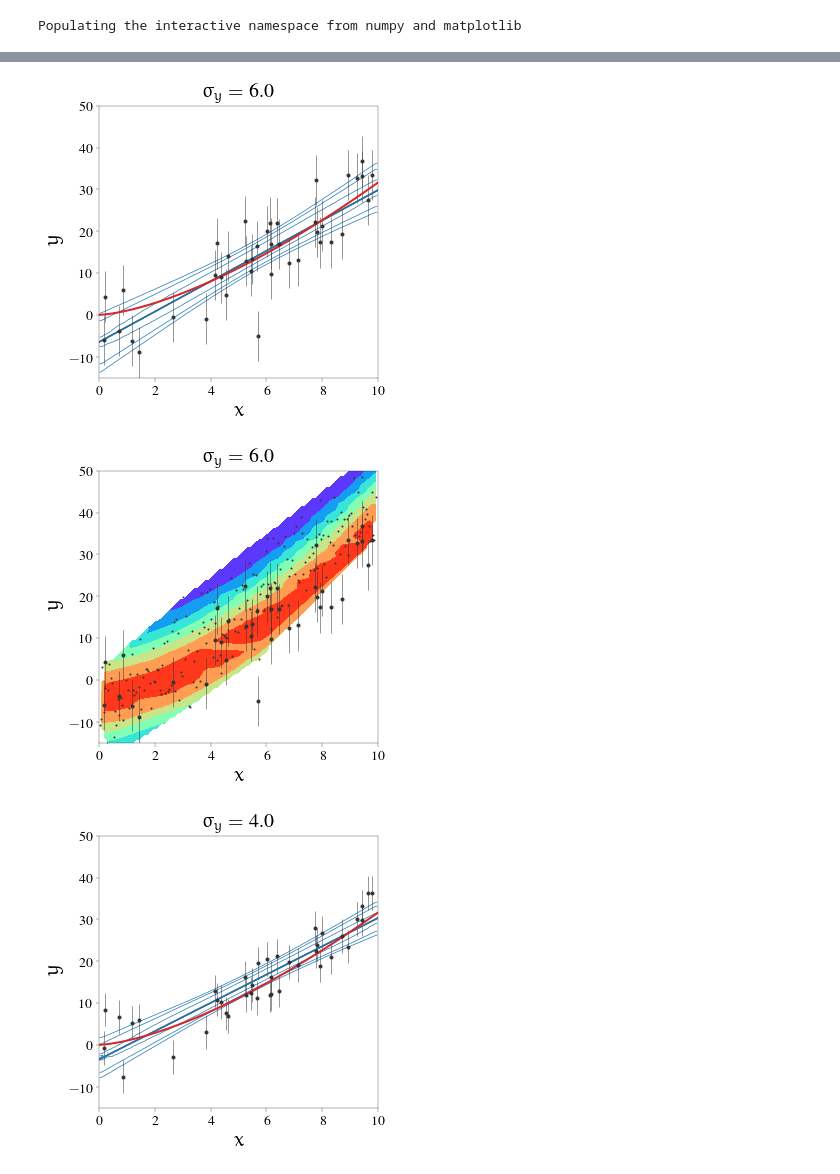
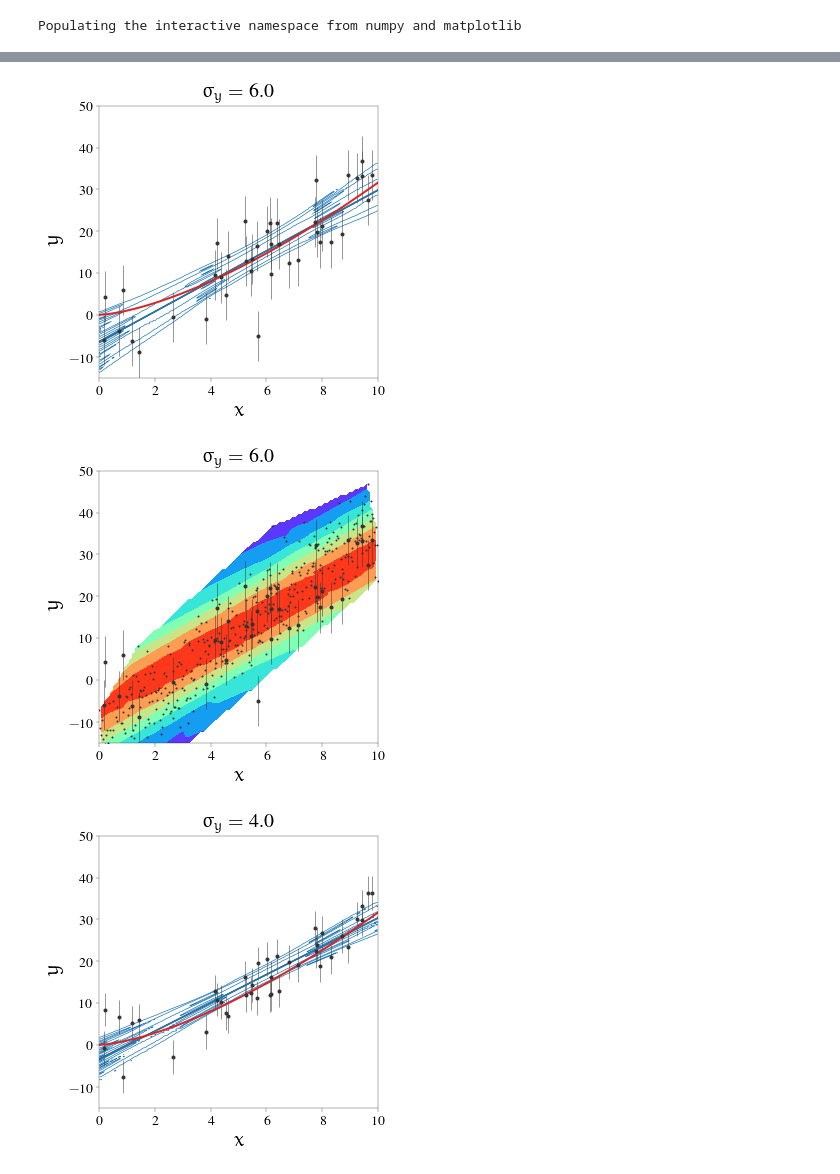
Before and after one commit to ajmejia/1st-phd-seminar, a Jupyter notebook: examples.ipynb, the cells around one changed output, grey strips where cells are left out. Saved outputs shown, nothing was run; the diff lists cells and outputs as text; code cells hidden in the pictures.

Commit message:
fixing model assessment (model sampling unstable)

```diff
--- a/examples.ipynb
+++ b/examples.ipynb
@@ -157,8 +154,8 @@ real_params = (1.5, 0.0)
 percentiles = [0.99, 0.95, 0.68]
 range_x = (0, 10)
 range_y = (-15, 50)
+range_pdf = (0.0, 1.2)
 range_m, range_b = (-50.0, +50.0), (-200.0, +200.0)
-range_pdf = (0.0, 1.2)
 N_obs, N_uni, N_par = 20, 400, 400
 shape = (N_uni, N_par, N_par)
 X = linspace(range_x[0], range_x[1], shape[0])
@@ -180,8 +177,8 @@ fig_pdf.subplots_adjust(wspace=0.2, hspace=0.5)
 
 axs[0,0].set_ylabel(r"$\text{FDD}/\text{FDD}_\text{max}$")
 axs[1,0].set_ylabel(r"$\text{FDD}/\text{FDD}_\text{max}$")
-axs[0,0].set_xlim(*(-20,+20))
-axs[1,0].set_xlim(*(-100,+100))
+axs[0,0].set_xlim(*asarray(range_m)*0.5)
+axs[1,0].set_xlim(*asarray(range_b)*0.5)
 axs[0,0].set_ylim(*range_pdf)
 
 x_idx = digitize(x_obs, linspace(x_obs.min(),x_obs.max(),axs.shape[1]+1), right=True)
@@ -308,8 +305,8 @@ if save_pars: fig_par.savefig("img/pars-{}".format(join(names[mask_names], "-")
 # ======================================== DATA SIMULATION =============================================================
 range_x = (0, 10)
 range_y = (-15, 50)
+range_pdf = (0.0, 1.2)
 range_m, range_b = (-50.0, +50.0), (-200.0, +200.0)
-range_pdf = (0.0, 1.2)
 N_obs, N_uni, N_par = 40, 400, 400
 shape = (N_uni, N_par, N_par)
 X = linspace(range_x[0], range_x[1], shape[0])
@@ -321,7 +318,6 @@ percentiles = [0.99, 0.95, 0.68]
 real_params = (1.5, 0.0)
 sk, mu, sigma_max = 0.0, 0.0, 10.0
 inf_pars = dict(mu_m=10.0, sigma_m=5.0, mu_b=+50.0, sigma_b=20.0)
-#inf_pars = dict(mu_m=10.0, sigma_m=5.0, mu_b=0.0, sigma_b=50.0)
 x = sort(X[0]+random.rand(N_obs)*(X[-1]-X[0]))
 y = real_model(x, real_params)
 mask = ones(N_obs, dtype=np.bool)
@@ -335,8 +331,8 @@ fig_pdf.subplots_adjust(wspace=0.2, hspace=0.5)
 
 axs[0,0].set_ylabel(r"$\text{FDD}/\text{FDD}_\text{max}$")
 axs[1,0].set_ylabel(r"$\text{FDD}/\text{FDD}_\text{max}$")
-axs[0,0].set_xlim(*(-20,+20))
-axs[1,0].set_xlim(*(-100,+100))
+axs[0,0].set_xlim(*asarray(range_m)*0.5)
+axs[1,0].set_xlim(*asarray(range_b)*0.5)
 axs[0,0].set_ylim(*range_pdf)
 
 var_E = True
@@ -454,8 +450,9 @@ for j,i in it.product(xrange(axs.shape[1]),xrange(axs.shape[0])):
 # ======================================== DATA SIMULATION =============================================================
 range_x = (0, 10)
 range_y = (-15, 50)
-range_m, range_b = (-50.0, +50.0), (-200.0, +200.0)
 range_pdf = (0.0, 1.2)
+# range_m, range_b, c_model, inf_pars = (-2.0, +5.0), (-25.0, +50.0), real_model, dict(mu_m=0.0, sigma_m=1.0, mu_b=0.0, sigma_b=10.0)
+range_m, range_b, c_model, inf_pars = (-50.0, +50.0), (-200.0, +200.0), model, dict(mu_m=10.0, sigma_m=5.0, mu_b=50.0, sigma_b=20.0)
 N_obs, N_uni, N_par = 40, 400, 400
 shape = (N_uni, N_par, N_par)
 X = linspace(range_x[0], range_x[1], shape[0])
@@ -466,23 +463,21 @@ random.seed(0)
 percentiles = [0.99, 0.95, 0.68]
 real_params = (1.5, 0.0)
 sk, mu, sigma_max = 0.0, 0.0, 10.0
-inf_pars = dict(mu_m=10.0, sigma_m=5.0, mu_b=+50.0, sigma_b=20.0)
-#inf_pars = dict(mu_m=10.0, sigma_m=5.0, mu_b=0.0, sigma_b=50.0)
 x = sort(X[0]+random.rand(N_obs)*(X[-1]-X[0]))
 y = real_model(x, real_params)
 mask = ones(N_obs, dtype=np.bool)
 x_lin = x[mask]
 y_lin = y[mask]
 # ======================================================================================================================
-# ======================================== PRIOR ANALYSIS ==============================================================
+# ======================================== MODEL ASSESSMENT ============================================================
 fig_pdf, axs = subplots(2, 5, figsize=(15,5), sharex="row", sharey=True)
 for ax in axs.ravel(): ax.set_visible(False)
 fig_pdf.subplots_adjust(wspace=0.2, hspace=0.5)
 
 axs[0,0].set_ylabel(r"$\text{FDD}/\text{FDD}_\text{max}$")
 axs[1,0].set_ylabel(r"$\text{FDD}/\text{FDD}_\text{max}$")
-axs[0,0].set_xlim(*(-20,+20))
-axs[1,0].set_xlim(*(-100,+100))
+axs[0,0].set_xlim(*asarray(range_m)*0.5)
+axs[1,0].set_xlim(*asarray(range_b)*0.5)
 axs[0,0].set_ylim(*range_pdf)
 
 var_E = True
@@ -528,13 +523,11 @@ for j,i in it.product(xrange(axs.shape[1]),xrange(axs.shape[0])):
     YY_obs, MM_obs, BB_obs = meshgrid(y_obs, M, B, indexing="ij")
     SS_obs, MM_obs, BB_obs = meshgrid(s_obs, M, B, indexing="ij")
 
-    likelihood = lik_i(XX_obs,YY_obs,SS_obs,[MM_obs,BB_obs]).prod(axis=0)
-    real_likelihood = real_lik_i(XX_obs,YY_obs,SS_obs,[MM_obs,BB_obs]).prod(axis=0)
+    likelihood = lik_i(XX_obs,YY_obs,SS_obs,[MM_obs,BB_obs], mu=c_model).prod(axis=0)
     mle_m, mle_b = unravel_index(argmax(likelihood), likelihood.shape)
 
     prior = naive_prior(MM_obs[0], BB_obs[0], **inf_pars)
     posterior = likelihood*prior
-    real_posterior = real_likelihood*prior
     if axs[i,j].is_first_row():
         pri_m = integrate_vol([MM_obs[0],BB_obs[0]], prior, axis=1)
         lik_m = integrate_vol([MM_obs[0],BB_obs[0]], likelihood, axis=1)
@@ -568,27 +561,24 @@ for j,i in it.product(xrange(axs.shape[1]),xrange(axs.shape[0])):
         fig_fit, ax = subplots(1, 1)
 
         if show_contours and show_posterior:
-            PDF_xy, X_pos, Y_pos = model_sampling([MM_obs[0],BB_obs[0]], posterior, X, model)
+            PDF_xy, X_pos, Y_pos = model_sampling([MM_obs[0],BB_obs[0]], posterior, X, c_model)
             XX_pos, YY_pos = meshgrid(X_pos, Y_pos, indexing="ij")
             levels = [percentile_to_level(XX_pos, YY_pos, gaussian_filter(PDF_xy,1.5), per) for per in percentiles]
             ax.contour(X_pos, Y_pos, gaussian_filter(PDF_xy,1.5), levels, colors="C0", linewidths=0.7)
 
         if show_predictive:
             fig_pre, ax_pre = subplots(1, 1)
-            PDF_xy_pre, X_pre, Y_pre = model_sampling([MM_obs[0],BB_obs[0]], real_posterior, X, real_model)
-            Y_pre += skewnorm.rvs(sk, mu, sigmas[j][0], size=Y_pre.size)
-            posterior_pre, real_posterior_pre = [], []
-            for x_pre, y_pre in zip(X_pre, Y_pre):
-                likelihood_pre = lik_i(x_pre, y_pre, sigmas[j][0], [MM_obs[0],BB_obs[0]])
-                real_likelihood_pre = real_lik_i(x_pre, y_pre, sigmas[j][0], [MM_obs[0],BB_obs[0]])
+            X_pre = X_pos
+            Y_pre = Y_pos + skewnorm.rvs(sk, mu, sigmas[j][0], size=X_pre.size)
+            posterior_pre = []
+            for k in xrange(X_pos.size):
+                likelihood_pre = lik_i(X_pre[k], Y_pre[k], sigmas[j][0], [MM_obs[0],BB_obs[0]], mu=c_model)
                 posterior_pre.append(integrate_vol([MM_obs[0],BB_obs[0]], likelihood_pre*posterior))
-                real_posterior_pre.append(integrate_vol([MM_obs[0],BB_obs[0]], real_likelihood_pre*real_posterior))
             posterior_pre = norm_to_max(array(posterior_pre))
-            real_posterior_pre = norm_to_max(array(real_posterior_pre))
             xi, yi = linspace(range_x[0], range_x[1],100), linspace(range_y[0],range_y[1],100)
-            PP_pre = griddata(X_pos, Y_pre, real_posterior_pre, xi, yi, "linear")
+            PP_pre = griddata(X_pre, Y_pre, posterior_pre, xi, yi, "linear")
             cn = ax_pre.contourf(xi, yi, PP_pre, cmap=cm.rainbow)
-            ax_pre.plot(X_pos, Y_pre, ".", ms=4, mew=0, color="0.2")
+            ax_pre.plot(X_pre, Y_pre, ".", ms=4, mew=0, color="0.2")
             ax_pre.errorbar(x_obs, y_obs, s_obs, fmt=".", ecolor="0.2", color="0.2", lw=0.5, zorder=999)
             ax_pre.set_xlim(*range_x)
             ax_pre.set_ylim(*range_y)
@@ -600,8 +590,8 @@ for j,i in it.product(xrange(axs.shape[1]),xrange(axs.shape[0])):
                 if var_E: fig_fit.savefig("img/var_e-pre".format(join(names[mask_names],"-"), j+1))
                 else: fig_fit.savefig("img/var_n-pre".format(join(names[mask_names],"-"), j+1))
 
-        ax.plot(X, model(X, [M[mml_m],B[mml_b]]), "-", color="0.2", lw=1.5, visible=show_marglikelihood&show_line)
-        ax.plot(X, model(X, [M[map_m],B[map_b]]), "-", color="C0", lw=1.5, visible=show_posterior&show_line)
+        ax.plot(X, c_model(X, [M[mml_m],B[mml_b]]), "-", color="0.2", lw=1.5, visible=show_marglikelihood&show_line)
+        ax.plot(X, c_model(X, [M[map_m],B[map_b]]), "-", color="C0", lw=1.5, visible=show_posterior&show_line)
         ax.plot(X, real_model(X, real_params), "-", color="C3", lw=2, visible=show_real_model&show_line)
         ax.errorbar(x_fin, y_fin, s_fin, fmt=".", ecolor="0.7", color="0.7", lw=0.5)
         ax.errorbar(x_obs, y_obs, s_obs, fmt=".", ecolor="0.2", color="0.2", lw=0.5)
@@ -630,3 +620,3 @@ for j,i in it.product(xrange(axs.shape[1]),xrange(axs.shape[0])):
-[figure, old version]
+[figure, new version]
-[figure, old version]
+[figure, new version]
-[figure, old version]
+[figure, new version]
```
Also changed, not shown: parts of 4 cells of this notebook.
